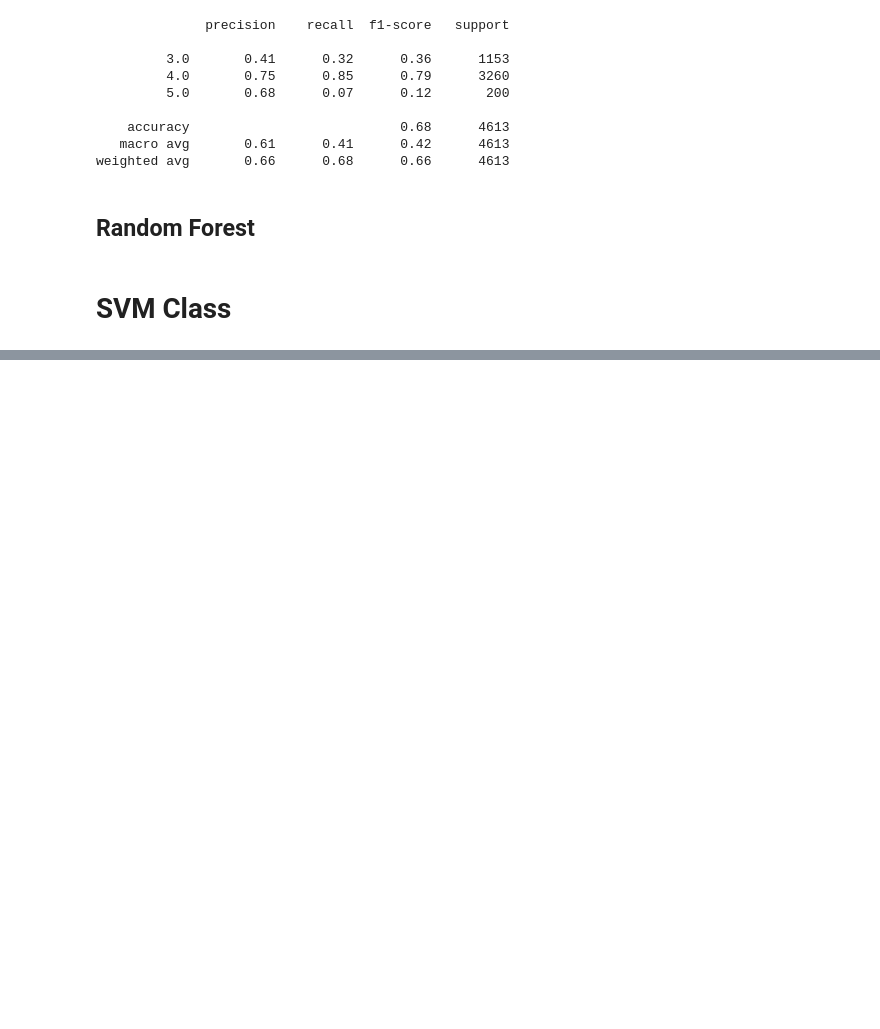
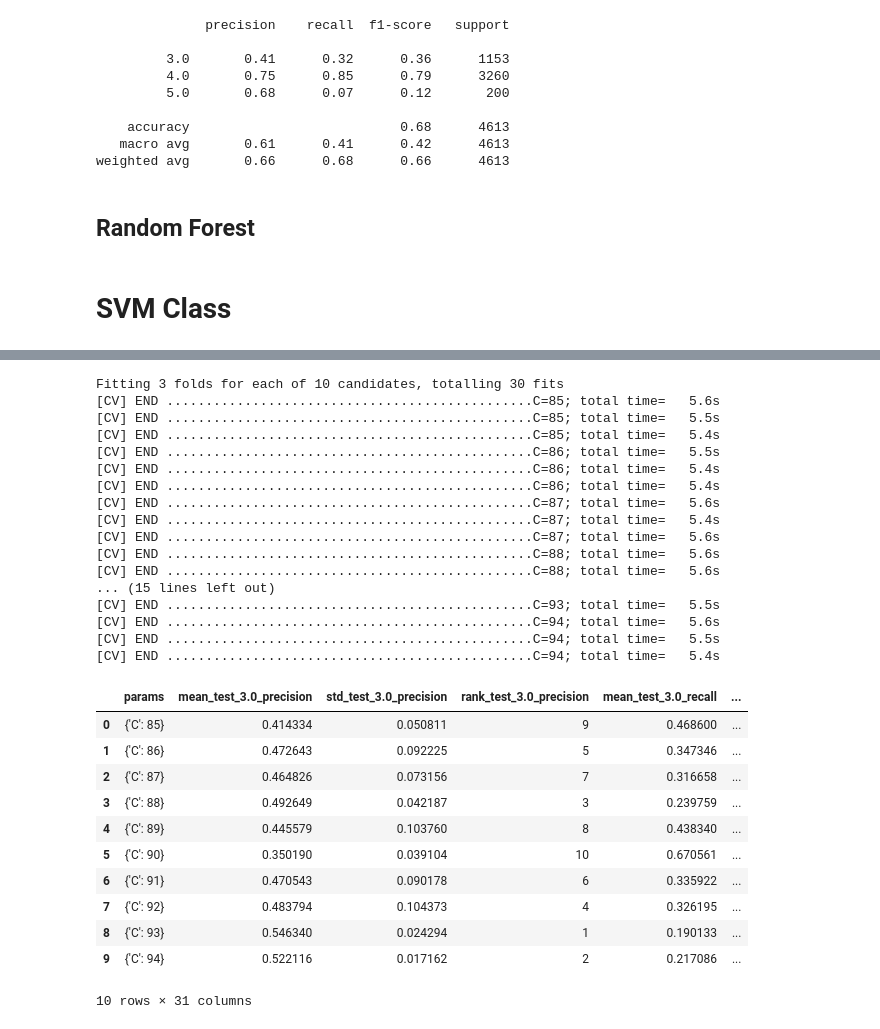
Before and after one commit to 7angel4/Goodreads-rating-classification, a Jupyter notebook: Appendix.ipynb, the cells around one changed output, grey strips where cells are left out. Cells and saved outputs as stored; diff of their text form; code cells hidden in the pictures; blank space fills up the shorter version.

```diff
--- a/Appendix.ipynb
+++ b/Appendix.ipynb
@@ -775,0 +828,35 @@ class SVM(ClassifierMixin, BaseEstimator):
+# %%
+# Narrow down
+linearSVM = svm.LinearSVC(random_state=30027)
+param_grid = {'C': range(85, 95)}
+tune_hyperparameter(linearSVM, param_grid, X_ohe_full, y, cv=3)
+# %% [output]
+Fitting 3 folds for each of 10 candidates, totalling 30 fits
+[CV] END ...............................................C=85; total time=   5.6s
+[CV] END ...............................................C=85; total time=   5.5s
+[CV] END ...............................................C=85; total time=   5.4s
+[CV] END ...............................................C=86; total time=   5.5s
+[CV] END ...............................................C=86; total time=   5.4s
+[CV] END ...............................................C=86; total time=   5.4s
+[CV] END ...............................................C=87; total time=   5.6s
+[CV] END ...............................................C=87; total time=   5.4s
+[CV] END ...............................................C=87; total time=   5.6s
+[CV] END ...............................................C=88; total time=   5.6s
+[CV] END ...............................................C=88; total time=   5.6s
+... (15 lines left out)
+[CV] END ...............................................C=93; total time=   5.5s
+[CV] END ...............................................C=94; total time=   5.6s
+[CV] END ...............................................C=94; total time=   5.5s
+[CV] END ...............................................C=94; total time=   5.4s
+|  | params | mean_test_3.0_precision | std_test_3.0_precision | rank_test_3.0_precision | mean_test_3.0_recall | ... |
+| 0 | {'C': 85} | 0.414334 | 0.050811 | 9 | 0.468600 | ... |
+| 1 | {'C': 86} | 0.472643 | 0.092225 | 5 | 0.347346 | ... |
+| 2 | {'C': 87} | 0.464826 | 0.073156 | 7 | 0.316658 | ... |
+| 3 | {'C': 88} | 0.492649 | 0.042187 | 3 | 0.239759 | ... |
+| 4 | {'C': 89} | 0.445579 | 0.103760 | 8 | 0.438340 | ... |
+| 5 | {'C': 90} | 0.350190 | 0.039104 | 10 | 0.670561 | ... |
+| 6 | {'C': 91} | 0.470543 | 0.090178 | 6 | 0.335922 | ... |
+| 7 | {'C': 92} | 0.483794 | 0.104373 | 4 | 0.326195 | ... |
+| 8 | {'C': 93} | 0.546340 | 0.024294 | 1 | 0.190133 | ... |
+| 9 | {'C': 94} | 0.522116 | 0.017162 | 2 | 0.217086 | ... |
+10 rows × 31 columns
```
Also changed, not shown: parts of 4 cells of this notebook, 1 other file.
